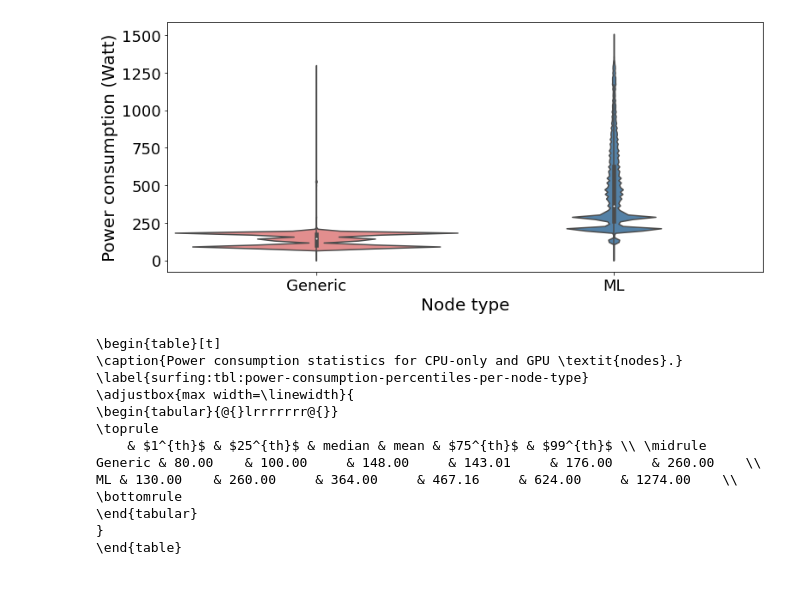
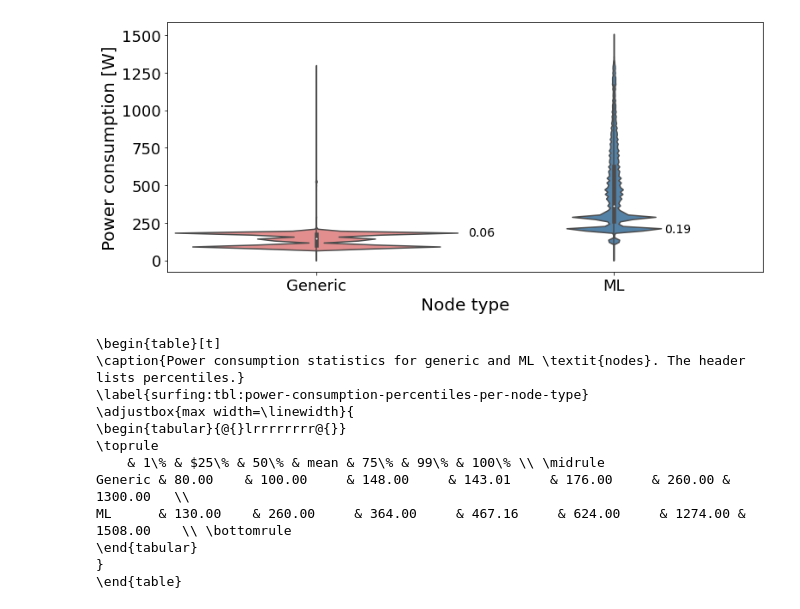
Before and after one commit to sara-nl/SURFace, a Jupyter notebook: power_consumption_analysis.ipynb, the cells around one changed output. Cells and saved outputs as stored; diff of their text form; code cells hidden in the pictures.

Commit message:
Correct job filtering times, polish graphs, add correlation plot script

```diff
--- a/power_consumption_analysis.ipynb
+++ b/power_consumption_analysis.ipynb
@@ -13,7 +13,7 @@ from datetime import datetime
 
 %matplotlib inline
 # %%
-df = pd.read_parquet("path/to/surfsara_power_usage")
+df = pd.read_parquet("path to machine metric dataset/surfsara_power_usage")
 # %%
 col_to_rack_name = dict()
 for column in df.columns:
@@ -191,13 +266,14 @@ sns.violinplot(data=data, ax=ax, yerr=arr.std(), capsize=5, palette=colors)
 
 
 ax.set_xlabel("Rack", fontsize=20)
-ax.set_ylabel("Power consumption (Watt)", fontsize=20)
+ax.set_ylabel("Power consumption [W]", fontsize=20)
 ax.tick_params(axis='both', which='major', labelsize=18)
 ax.tick_params(axis='both', which='minor', labelsize=16)
 
 ax.set_xticks(np.arange(len(labels)))
 ax.set_xticklabels(labels, rotation = 90)
 
+horizontal_indices = np.arange(len(labels))
 for index in horizontal_indices:
     ax.text(x=index + 0.15, y=pdf_max_values[index][0], s="{:.2f}".format(pdf_max_values[index][1]), fontsize=14, color="black", va="center")
 
@@ -217,6 +293,7 @@ fig.savefig("average_power_consumption_per_rack_violin_{}.pdf".format(date_time)
 # %%
 gpu_values = np.array([])
 non_gpu_values = np.array([])
+pdf_max_values = []
 
 for column in df.columns:
     arr = df[column].values
@@ -228,3 +305,17 @@ for column in df.columns:
         non_gpu_values = np.append(non_gpu_values, arr)
 
 del df
+
+def normalize(df):
+    df = df.value_counts(sort=False, normalize=True).rename_axis('target').reset_index(name='pdf')
+    df["cdf"] = df["pdf"].cumsum()
+    return df
+
+def add_pdf_value(value_array):
+    bl = normalize(pd.DataFrame({"target": value_array}))
+    index_max_pdf = bl["pdf"].idxmax()
+    row_with_max = bl.iloc[index_max_pdf]
+    pdf_max_values.append((row_with_max['target'], row_with_max['pdf']))
+
+add_pdf_value(non_gpu_values)
+add_pdf_value(gpu_values)
@@ -231,62 +328,67 @@ del df
 # %%
 fig, ax = plt.subplots(figsize=(11,5))
 
 colors = ['lightcoral', 'steelblue', 'yellowgreen']
 
 sns.violinplot(data=[non_gpu_values, gpu_values], ax=ax, width=0.95, palette={0: "lightcoral", 1: "steelblue"}, cut=0)
 ax.set_xlabel("Node type", fontsize=20)
-ax.set_ylabel("Power consumption (Watt)", fontsize=20)
+ax.set_ylabel("Power consumption [W]", fontsize=20)
 ax.tick_params(axis='both', which='major', labelsize=18)
 ax.tick_params(axis='both', which='minor', labelsize=16)
 
 ax.set_xticks(np.arange(2))
 ax.set_xticklabels(["Generic", "ML"])
 
+horizontal_indices = np.arange(2)
+label_positions = [0.51, 0.17]
+for index in horizontal_indices:
+    ax.text(x= index + label_positions[index], y=pdf_max_values[index][0], s="{:.2f}".format(pdf_max_values[index][1]), fontsize=14, color="black", va="center")
+
 fig.tight_layout()
 
 date_time = datetime.now().strftime("%Y-%m-%d-%H-%M-%S")
 fig.savefig("power_consumption_gpu_vs_non_gpu_violin_{}.pdf".format(date_time))
 # %% [output]
-[figure, old version]
+[figure, new version]
 # %%
 t = '''\\begin{{table}}[t]
 \\caption{{Power consumption statistics for generic and ML \\textit{{nodes}}. The header lists percentiles.}}
 \\label{{surfing:tbl:power-consumption-percentiles-per-node-type}}
 \\adjustbox{{max width=\\linewidth}}{{
-\\begin{{tabular}}{{@{{}}lrrrrrrr@{{}}}}
+\\begin{{tabular}}{{@{{}}lrrrrrrrr@{{}}}}
 \\toprule
-    & $1^{{th}}$ & $25^{{th}}$ & median & mean & $75^{{th}}$ & $99^{{th}}$ \\\\ \\midrule
-Generic & {0}    & {1}     & {2}     & {3}     & {4}     & {5}    \\\\
-ML & {6}    & {7}     & {8}     & {9}     & {10}     & {11}    \\\\ \\bottomrule
+    & 1\% & 25\% & 50\% & mean & 75\% & 99\% & 100\% \\\\ \\midrule
+Generic & {1}    & {2}     & {3}     & {4}     & {5}     & {6} & {7}   \\\\
+ML      & {8}    & {9}     & {10}     & {11}     & {12}     & {13} & {14}    \\\\ \\bottomrule
 \\end{{tabular}}
 }}
 \\end{{table}}'''
 
-percentiles = [1, 25, 75, 99]
+percentiles = [1, 25, 75, 99, 100]
 values = []
 
-cpu_1, cpu_25, cpu_75, cpu_99 = np.percentile(non_gpu_values, percentiles)
+cpu_1, cpu_25, cpu_75, cpu_99, cpu_100 = np.percentile(non_gpu_values, percentiles)
 cpu_mean = np.mean(non_gpu_values)
 cpu_median = np.median(non_gpu_values)
 
-gpu_1, gpu_25, gpu_75, gpu_99 = np.percentile(gpu_values, percentiles)
+gpu_1, gpu_25, gpu_75, gpu_99, gpu_100 = np.percentile(gpu_values, percentiles)
 gpu_mean = np.mean(gpu_values)
 gpu_median = np.median(gpu_values)
 
 print(t.format(*["{:.2f}".format(v) for v in [
-    cpu_1, cpu_25, cpu_median, cpu_mean, cpu_75, cpu_99,
-    gpu_1, gpu_25, gpu_median, gpu_mean, gpu_75, gpu_99,
+    cpu_1, cpu_25, cpu_median, cpu_mean, cpu_75, cpu_99, cpu_100,
+    gpu_1, gpu_25, gpu_median, gpu_mean, gpu_75, gpu_99, gpu_100
 ]]))
 # %% [output]
 \begin{table}[t]
-\caption{Power consumption statistics for CPU-only and GPU \textit{nodes}.}
+\caption{Power consumption statistics for generic and ML \textit{nodes}. The header lists percentiles.}
 \label{surfing:tbl:power-consumption-percentiles-per-node-type}
 \adjustbox{max width=\linewidth}{
-\begin{tabular}{@{}lrrrrrrr@{}}
+\begin{tabular}{@{}lrrrrrrrr@{}}
 \toprule
-    & $1^{th}$ & $25^{th}$ & median & mean & $75^{th}$ & $99^{th}$ \\ \midrule
-Generic & 80.00    & 100.00     & 148.00     & 143.01     & 176.00     & 260.00    \\
-ML & 130.00    & 260.00     & 364.00     & 467.16     & 624.00     & 1274.00    \\ \bottomrule
+    & 1\% & $25\% & 50\% & mean & 75\% & 99\% & 100\% \\ \midrule
+Generic & 80.00    & 100.00     & 148.00     & 143.01     & 176.00     & 260.00 & 1300.00   \\
+ML      & 130.00    & 260.00     & 364.00     & 467.16     & 624.00     & 1274.00 & 1508.00    \\ \bottomrule
 \end{tabular}
 }
 \end{table}
```
Also changed, not shown: parts of 6 cells of this notebook, 8 other files.
